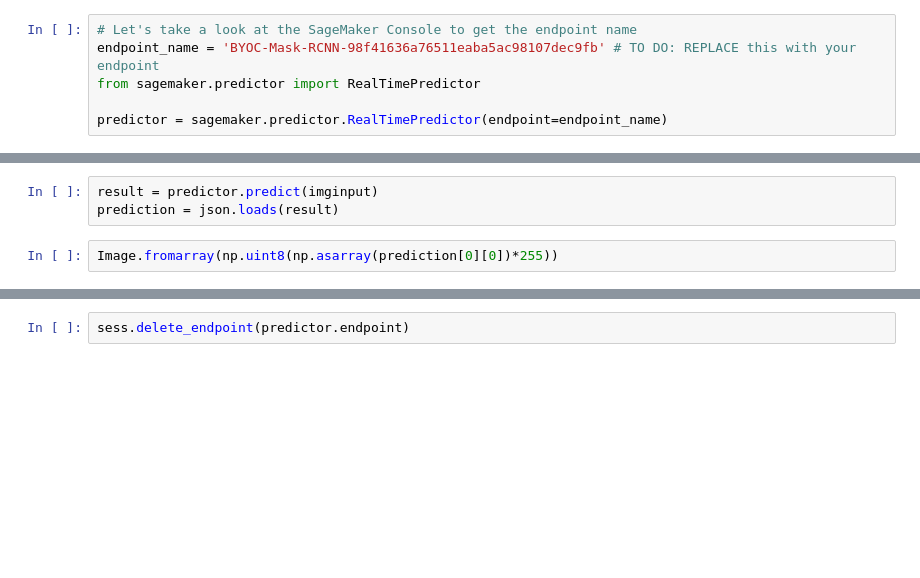
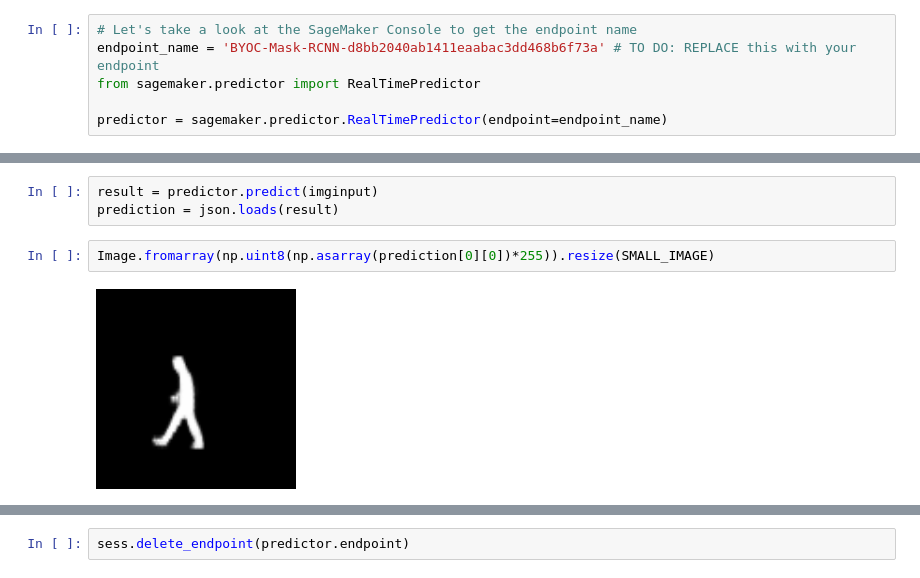
Before and after one commit to aws-samples/aws-stepfunctions-byoc-mlops-using-data-science-sdk, a Jupyter notebook: StepFunctions_BYOC_Workflow.ipynb, the cells around one changed output, grey strips where cells are left out. Drawn from its saved outputs; the diff is of its cells as text; blank space fills up the shorter version.

```diff
--- a/StepFunctions_BYOC_Workflow.ipynb
+++ b/StepFunctions_BYOC_Workflow.ipynb
@@ -308,7 +352,7 @@ Also to ensure you don't rack up costs, make sure you delete the endpoint once y
 **Important**: Replace the endpoint name below with your endpoint. To find the name, navigate to the SageMaker Console --> Endpoints and look for the name starting with 'BYOC_Mask-RCNN-*******'. **Make sure that your endpoint is up and running before you proceed!**
 # %%
 # Let's take a look at the SageMaker Console to get the endpoint name
-endpoint_name = 'BYOC-Mask-RCNN-98f41636a76511eaba5ac98107dec9fb' # TO DO: REPLACE this with your endpoint
+endpoint_name = 'BYOC-Mask-RCNN-d8bb2040ab1411eaabac3dd468b6f73a' # TO DO: REPLACE this with your endpoint
 from sagemaker.predictor import RealTimePredictor
 
 predictor = sagemaker.predictor.RealTimePredictor(endpoint=endpoint_name)
@@ -327,5 +377,7 @@ imginput = json.dumps(img.tolist())
 result = predictor.predict(imginput)
 prediction = json.loads(result)
 # %%
-Image.fromarray(np.uint8(np.asarray(prediction[0][0])*255))
+Image.fromarray(np.uint8(np.asarray(prediction[0][0])*255)).resize(SMALL_IMAGE)
+# %% [output]
+[figure, added]
 # %%
```
Also changed, not shown: parts of 22 cells of this notebook.
